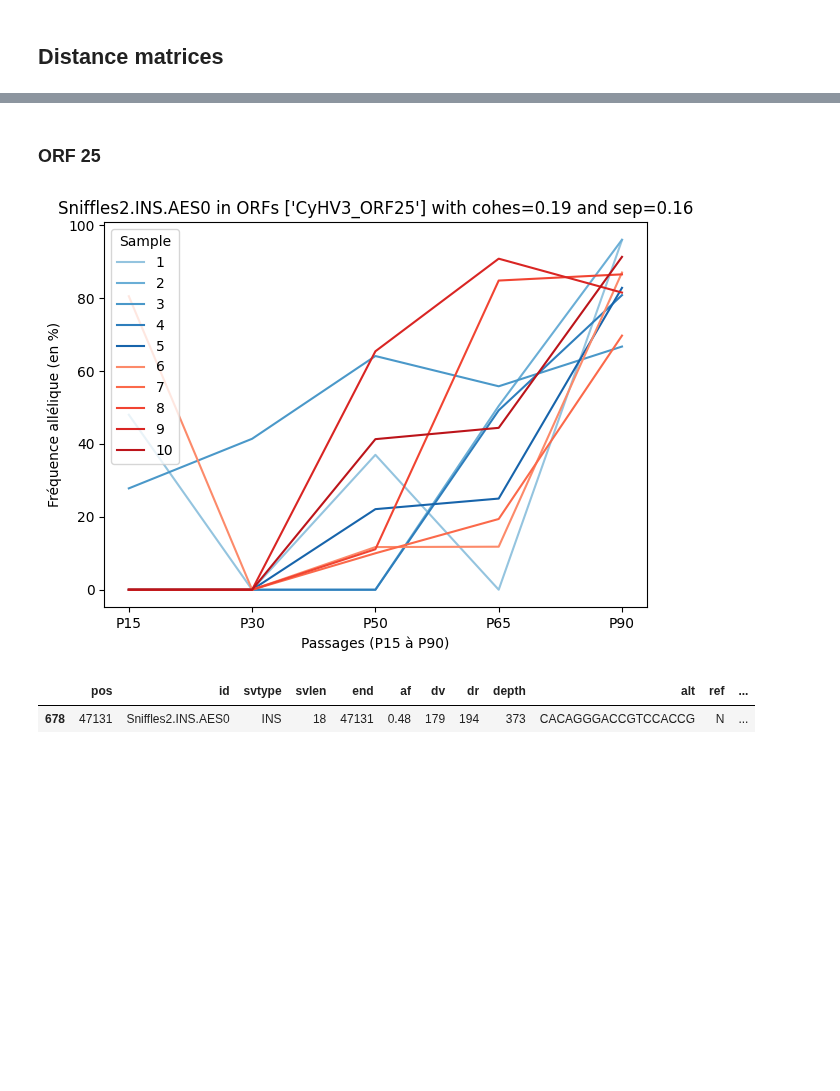
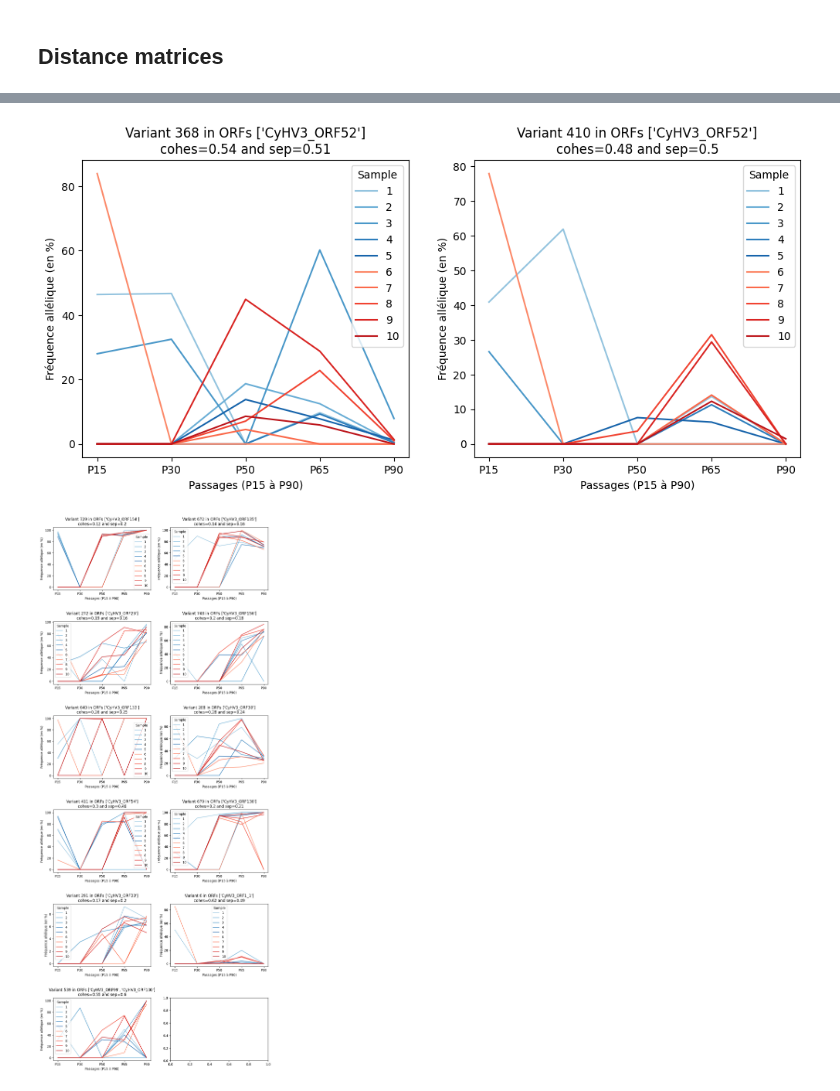
Before and after one commit to Tara-Guillorit/TP-BILL, a Jupyter notebook: src/analyse_2.ipynb, the cells around one changed output, grey strips where cells are left out. Saved outputs shown, nothing was run; the diff lists cells and outputs as text; code cells hidden in the pictures; blank space fills up the shorter version.

Commit message:
add plots

```diff
--- a/src/analyse_2.ipynb
+++ b/src/analyse_2.ipynb
@@ -432,25 +432,23 @@ def external_separation(matrix, metric):
                 raise Exception("invalid dist")
     return total / 25
 
-def plot_variant(v):
+def plot_variant(v, ax):
     freqs = v["freqs"]
     cold_colors = plt.cm.Blues(np.linspace(0.4, 0.8, 5))
     warm_colors = plt.cm.Reds(np.linspace(0.4, 0.8, 5))
 
-    fig = plt.figure(figsize=(7, 5))
     for i in range(10):
         if i < 5:
-            sns.lineplot(data=freqs[i], label=f'{i+1}', color=cold_colors[i])
+            sns.lineplot(data=freqs[i], label=f'{i+1}', color=cold_colors[i], ax=ax)
         else:
-            sns.lineplot(data=freqs[i], label=f'{i+1}', color=warm_colors[i-5])
+            sns.lineplot(data=freqs[i], label=f'{i+1}', color=warm_colors[i-5], ax=ax)
 
 
-    plt.title(f"{v["id"]} in ORFs {v["orfs"]} with cohes={v["cohes_mean"]} and sep={v["sep"]}")
-    plt.xlabel("Passages (P15 à P90)")
-    plt.xticks(list(range(5)), labels=["P15", "P30", "P50", "P65", "P90"])
-    plt.ylabel("Fréquence allélique (en %)")
-    plt.legend(title="Sample")
-    plt.show()
+    ax.set_title(f"Variant {v["group"]} in ORFs {v["orfs"]}\ncohes={v["cohes_mean"]} and sep={v["sep"]}")
+    ax.set_xlabel("Passages (P15 à P90)")
+    ax.set_xticks(list(range(5)), labels=["P15", "P30", "P50", "P65", "P90"])
+    ax.set_ylabel("Fréquence allélique (en %)")
+    ax.legend(title="Sample")
 # %%
 N = 100
 results = []
@@ -547,5 +531,0 @@ data_alike.to_csv("../results/similarity_.csv")
-# %%
-for i, row in data_alike.sort_values([sorting], ascending=sorting.startswith("cohes")).iterrows():
-    plot_variant(row)
-    print(i)
-    plt.show()
@@ -677,10 +532,28 @@ plot_variant(data_dist.loc[loc])
-# %% [markdown]
-### ORF 25
-# %%
-loc = 9
-plot_variant(data_dist.loc[loc])
-data_orfs[data_orfs["group"] == data_dist.loc[loc]["group"]].head(1)
-# %% [output]
-[figure, removed]
-|  | pos | id | svtype | svlen | end | af | dv | dr | depth | alt | ref | ... |
-| 678 | 47131 | Sniffles2.INS.AES0 | INS | 18 | 47131 | 0.48 | 179 | 194 | 373 | CACAGGGACCGTCCACCG | N | ... |
+# %%
+fig, axes = plt.subplots(nrows=1, ncols=2, figsize=(12, 5))
+plt.subplots_adjust(hspace=0.5)
+
+i = 0
+for _, row in data_alike.iterrows():
+    plot_variant(row, axes[i])
+    i+=1
+
+plt.savefig("../results/similars.pdf")
+# %% [output]
+[figure, added]
+# %%
+fig, axes = plt.subplots(nrows=6, ncols=2, figsize=(12, 30))
+plt.subplots_adjust(hspace=0.5)
+
+i = 0
+j = 0
+for _, row in data_manual.iterrows():
+    plot_variant(row, axes[j, i])
+    i+=1
+    if i > 1:
+        i = 0
+        j += 1
+
+plt.savefig("../results/candidates.pdf")
+# %% [output]
+[figure, added]
```
Also changed, not shown: parts of 32 cells of this notebook, 2 other files.
